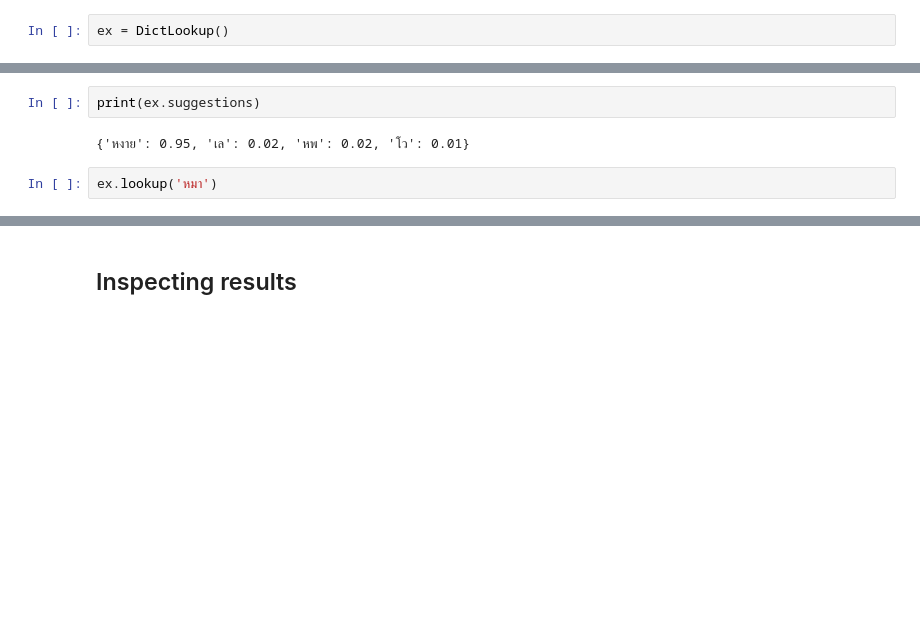
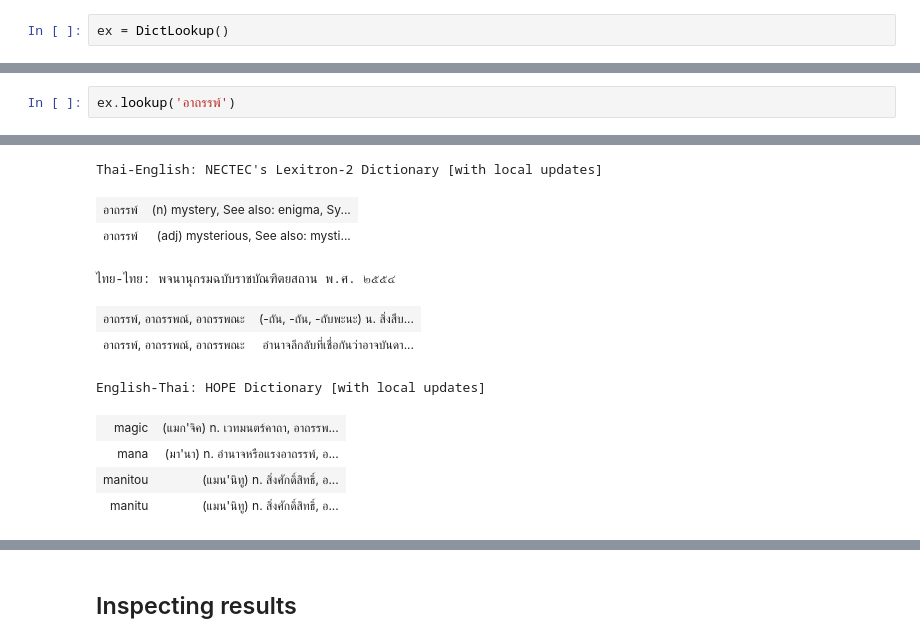
Before and after one commit to mislavskii/img2Text, a Jupyter notebook: screen2Text/Screen2Dict.ipynb, the cells around one changed output, grey strips where cells are left out. Cells and saved outputs as stored; diff of their text form; blank space fills up the shorter version.

```diff
--- a/screen2Text/Screen2Dict.ipynb
+++ b/screen2Text/Screen2Dict.ipynb
@@ -15,7 +21,3 @@ Done in 0:00:03.184000
-# %%
-print(ex.suggestions)
-# %% [output]
-{'หงาย': 0.95, 'เล': 0.02, 'หพ': 0.02, 'โว': 0.01}
 # %%
-ex.lookup('หมา')
+ex.lookup('อาถรรพ์')
 # %% [output]
@@ -22,0 +24,11 @@ ex.lookup('หมา')
+Thai-English: NECTEC's Lexitron-2 Dictionary [with local updates]
+| อาถรรพ์ | (n) mystery, See also: enigma, Sy... |
+| อาถรรพ์ | (adj) mysterious, See also: mysti... |
+ไทย-ไทย: พจนานุกรมฉบับราชบัณฑิตยสถาน พ.ศ. ๒๕๕๔
+| อาถรรพ์, อาถรรพณ์, อาถรรพณะ | (-ถัน, -ถัน, -ถับพะนะ) น. สิ่งสืบ... |
+| อาถรรพ์, อาถรรพณ์, อาถรรพณะ | อำนาจลึกลับที่เชื่อกันว่าอาจบันดา... |
+English-Thai: HOPE Dictionary [with local updates]
+| magic | (แมก'จิค) n. เวทมนตร์คาถา, อาถรรพ... |
+| mana | (มา'นา) n. อำนาจหรือแรงอาถรรพ์, อ... |
+| manitou | (แมน'นิทู) n. สิ่งศักดิ์สิทธิ์, อ... |
+| manitu | (แมน'นิทู) n. สิ่งศักดิ์สิทธิ์, อ... |
```
Also changed, not shown: parts of 7 cells of this notebook, 23 other files.
